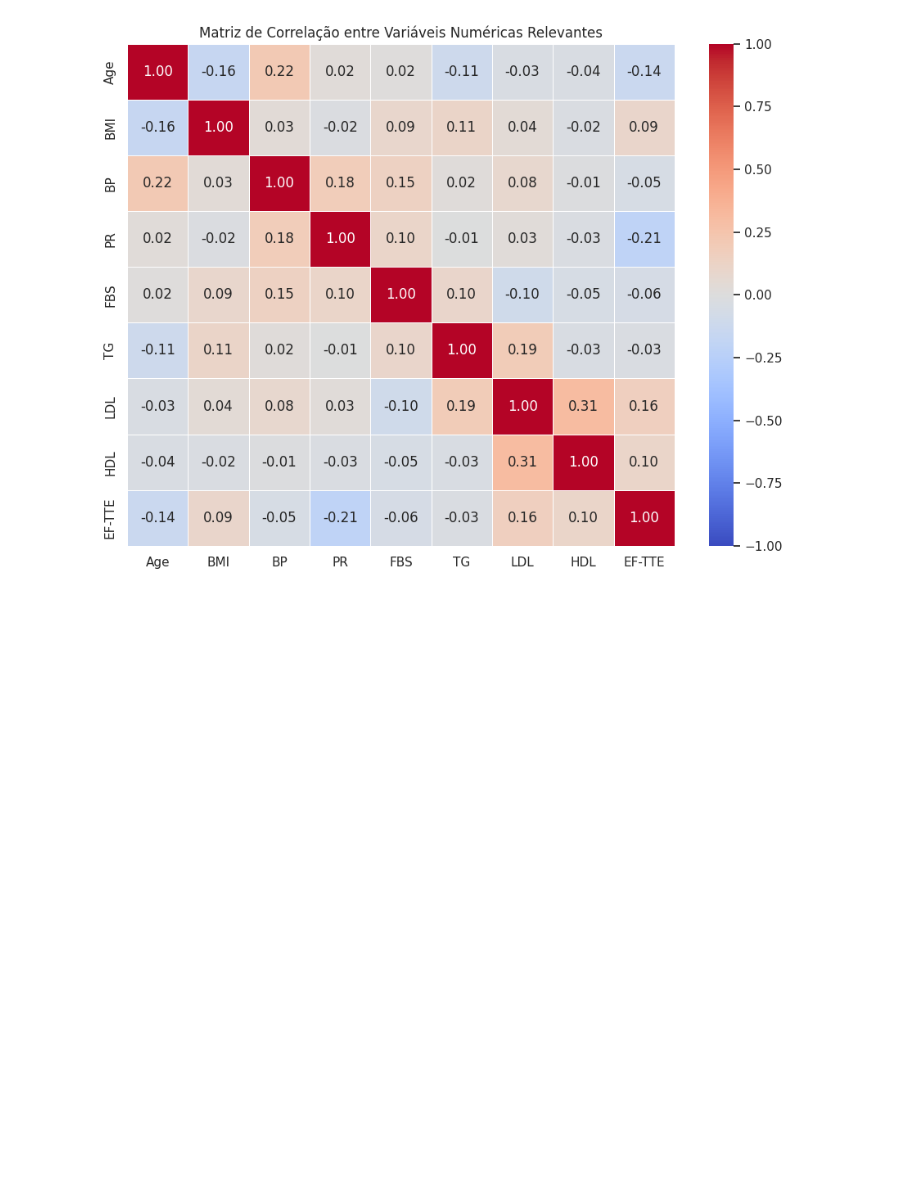
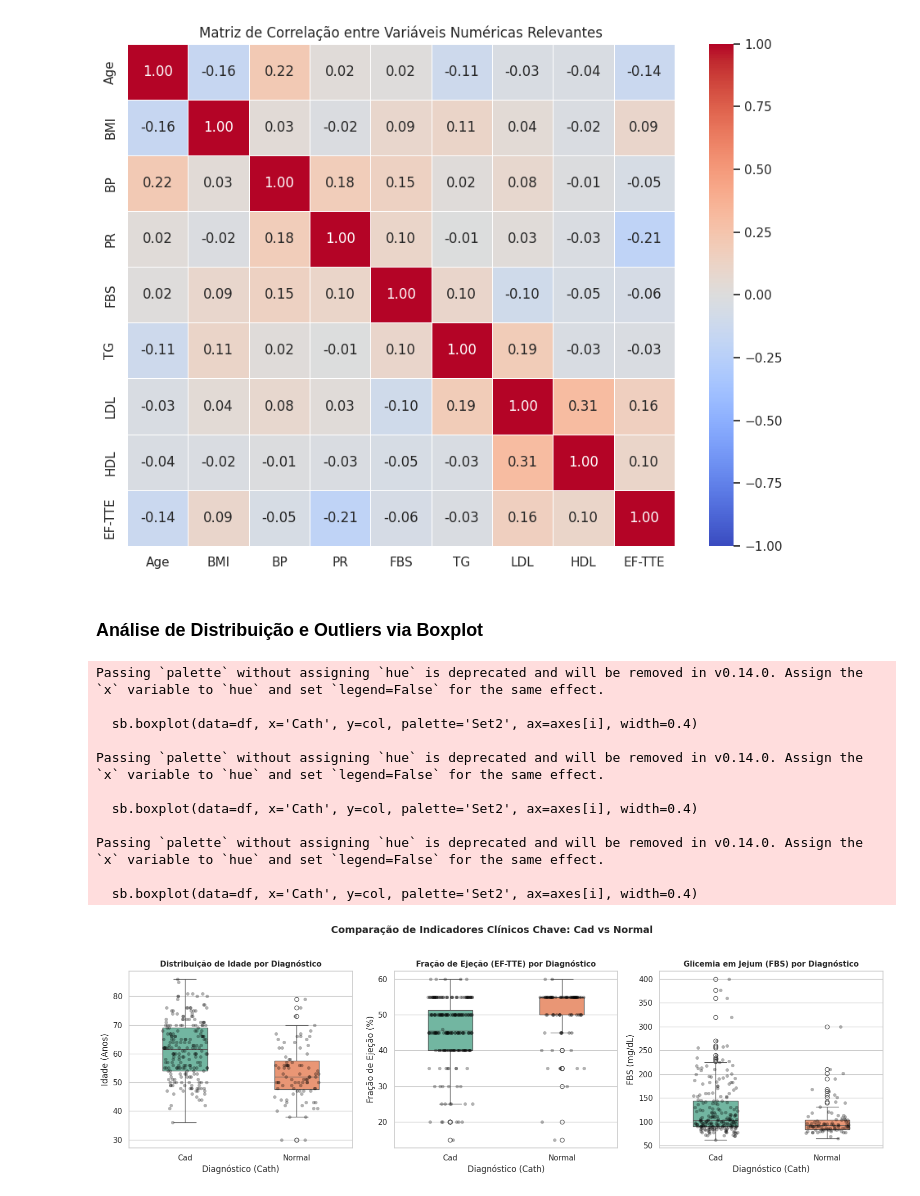
Before and after one commit to ViktorAlves/Projeto_IA, a Jupyter notebook: Notebooks/ProjetoIA.ipynb, the cells around one changed output. Drawn from its saved outputs; the diff is of its cells as text; code cells hidden in the pictures; blank space fills up the shorter version.

```diff
--- a/Notebooks/ProjetoIA.ipynb
+++ b/Notebooks/ProjetoIA.ipynb
@@ -118,3 +133,39 @@ plt.tight_layout()
 plt.show()
 # %% [output]
 [figure]
+# %% [markdown]
+### Análise de Distribuição e Outliers via Boxplot
+# %%
+cols_boxplot = ['Age', 'EF-TTE', 'FBS']
+titulos = [
+    'Distribuição de Idade por Diagnóstico',
+    'Fração de Ejeção (EF-TTE) por Diagnóstico',
+    'Glicemia em Jejum (FBS) por Diagnóstico'
+]
+ylabels = ['Idade (Anos)', 'Fração de Ejeção (%)', 'FBS (mg/dL)']
+
+fig, axes = plt.subplots(1, 3, figsize=(16, 5))
+
+for i, col in enumerate(cols_boxplot):
+    sb.boxplot(data=df, x='Cath', y=col, palette='Set2', ax=axes[i], width=0.4)
+    sb.stripplot(data=df, x='Cath', y=col, color='black', alpha=0.3, jitter=0.2, ax=axes[i])
+    axes[i].set_title(titulos[i], fontsize=11, fontweight='bold')
+    axes[i].set_xlabel('Diagnóstico (Cath)')
+    axes[i].set_ylabel(ylabels[i])
+
+plt.suptitle('Comparação de Indicadores Clínicos Chave: Cad vs Normal', fontsize=14, fontweight='bold', y=1.03)
+plt.tight_layout()
+plt.show()
+# %% [output]
+Passing `palette` without assigning `hue` is deprecated and will be removed in v0.14.0. Assign the `x` variable to `hue` and set `legend=False` for the same effect.
+
+  sb.boxplot(data=df, x='Cath', y=col, palette='Set2', ax=axes[i], width=0.4)
+
+Passing `palette` without assigning `hue` is deprecated and will be removed in v0.14.0. Assign the `x` variable to `hue` and set `legend=False` for the same effect.
+
+  sb.boxplot(data=df, x='Cath', y=col, palette='Set2', ax=axes[i], width=0.4)
+
+Passing `palette` without assigning `hue` is deprecated and will be removed in v0.14.0. Assign the `x` variable to `hue` and set `legend=False` for the same effect.
+
+  sb.boxplot(data=df, x='Cath', y=col, palette='Set2', ax=axes[i], width=0.4)
+[figure, added]
```
Also changed, not shown: parts of 1 cell of this notebook.
